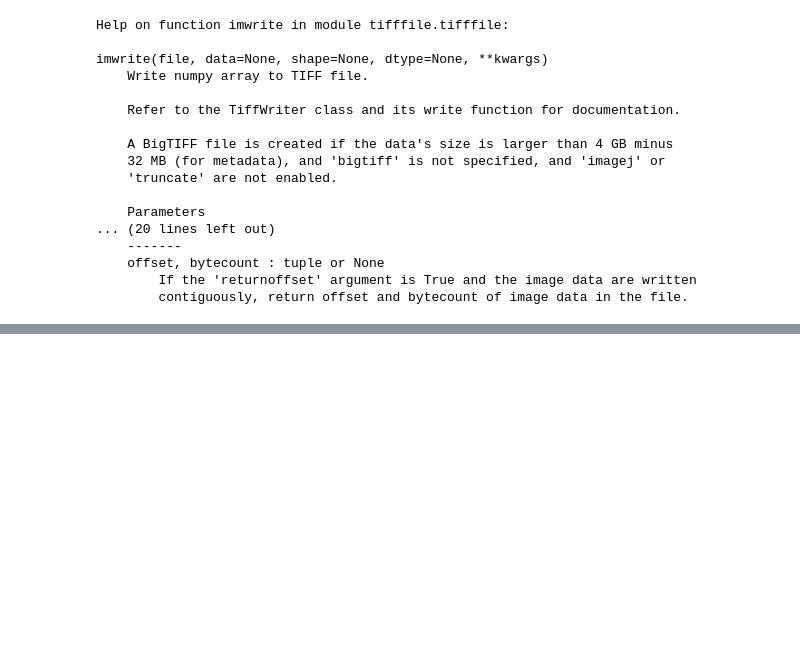
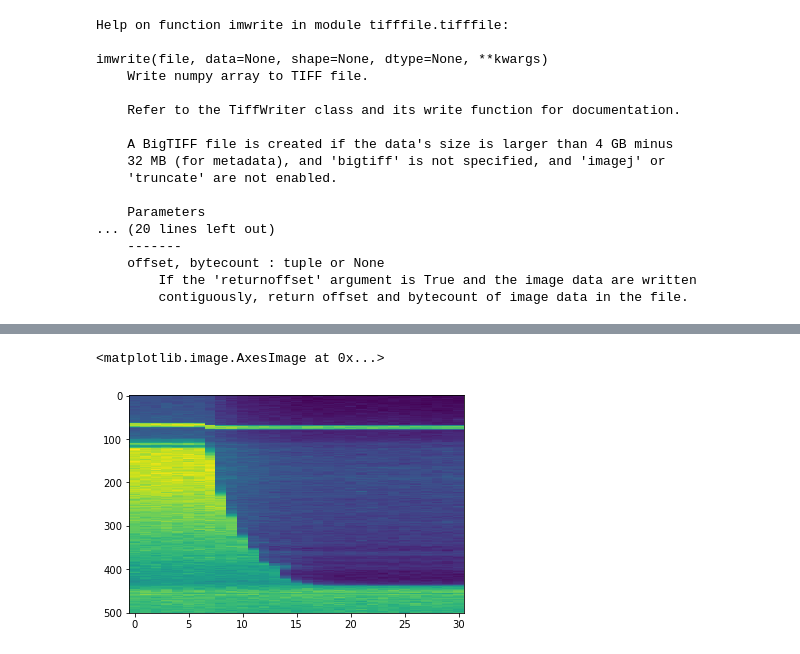
Before and after one commit to ImagingLectures/WaterInSand, a Jupyter notebook: data/DataPreparation.ipynb, the cells around one changed output, grey strips where cells are left out. Saved outputs shown, nothing was run; the diff lists cells and outputs as text; code cells hidden in the pictures; blank space fills up the shorter version.

```diff
--- a/data/DataPreparation.ipynb
+++ b/data/DataPreparation.ipynb
@@ -55,0 +108,7 @@ imwrite(file, data=None, shape=None, dtype=None, **kwargs)
+# %%
+img,times=readSeries("/Users/Shared/data/P20212345/NEUTRA/02_rawdata/Sand/3/3_{0:05}.fits",first=10,last=40)
+# %%
+plt.imshow(img[:,:,150].transpose(),aspect='auto', interpolation='None')
+# %% [output]
+<matplotlib.image.AxesImage at 0x...>
+[figure, added]
```
Also changed, not shown: parts of 13 cells of this notebook, 5 other files.
